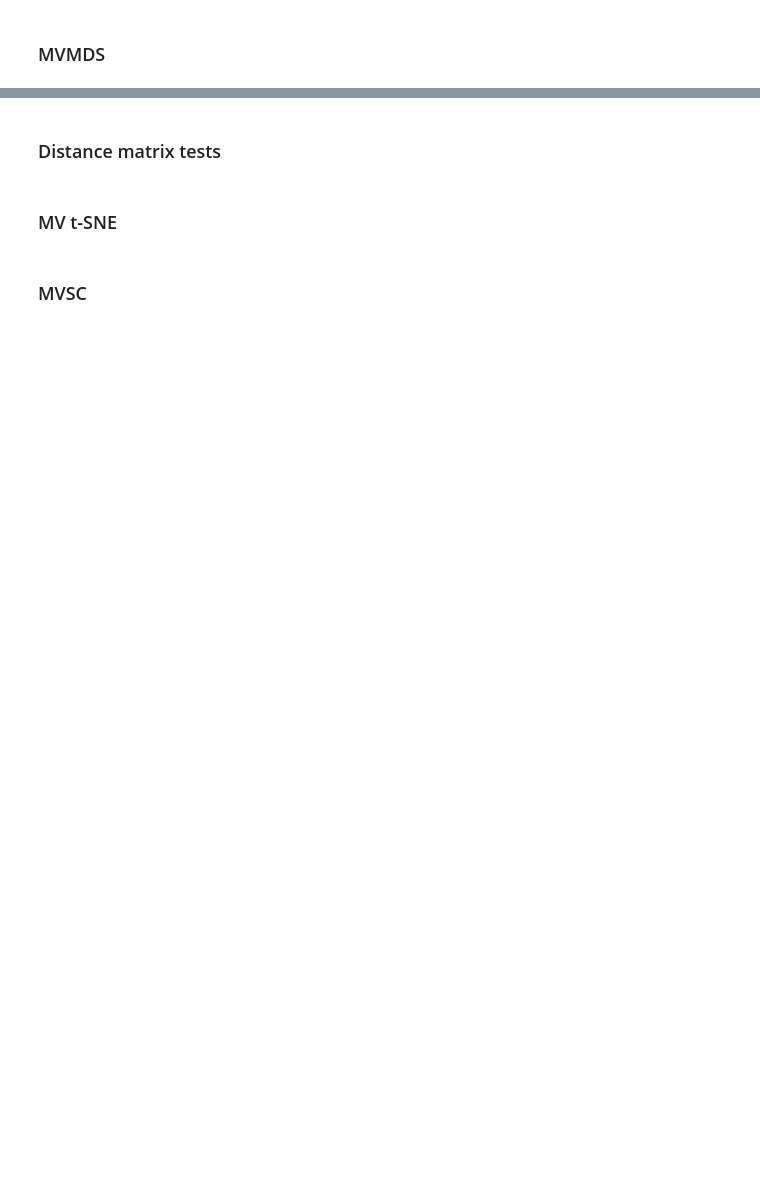
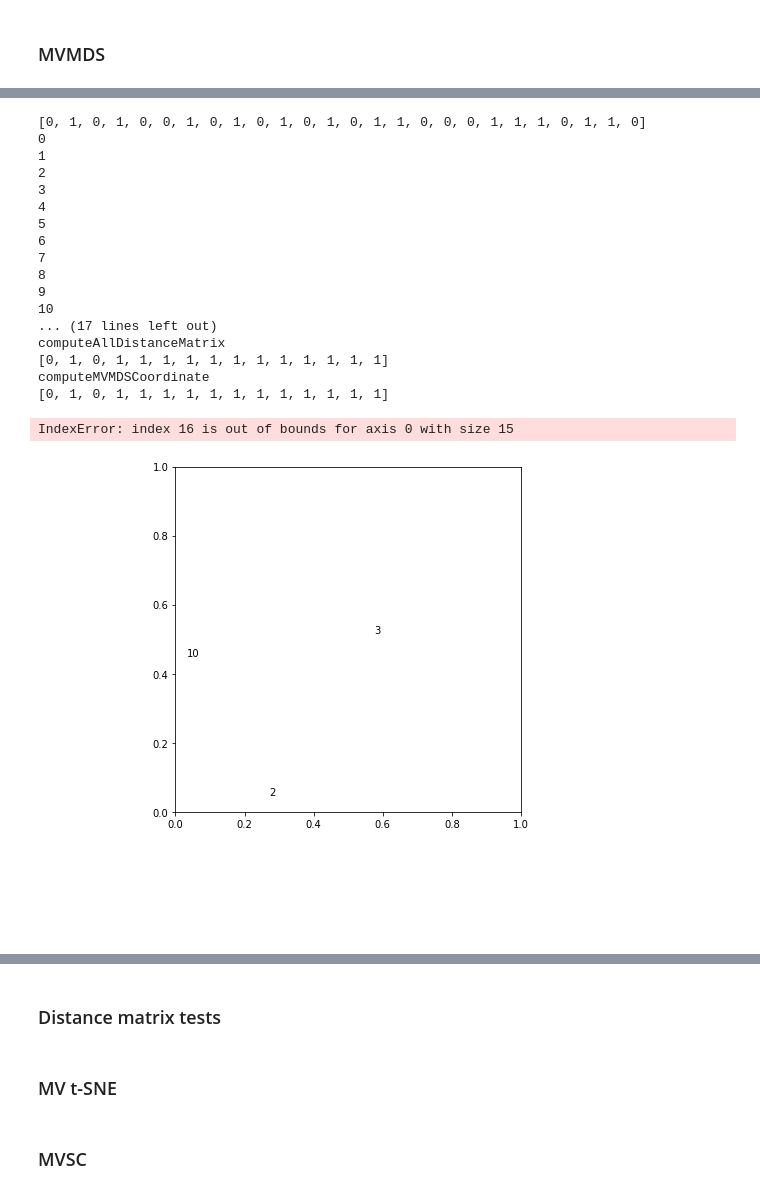
Before and after one commit to alexandremerasli/TFE, a Jupyter notebook: cluster_data.ipynb, the cells around one changed output, grey strips where cells are left out. Drawn from its saved outputs; the diff is of its cells as text; code cells hidden in the pictures; blank space fills up the shorter version.

```diff
--- a/cluster_data.ipynb
+++ b/cluster_data.ipynb
@@ -995,10 +1009,11 @@ def transformPoints(points,n_comp=2):
 # Show MDS scaling
 import matplotlib.patches as mpatches
 
-def plotPoints(points,projection=False,title='Ground truth',subjects=subjects):
+def plotPoints(points,projection=False,title='Ground truth',subjects=subjects,subjectsWithoutShift=subjectsWithoutShift):
+    subjects=np.arange(len(condition))
     NA = np.where(condition[subjects]==0)[0]
     SSA = np.where(condition[subjects]==1)[0]
-
+    #print(NA)
     if (points.shape[1] != 1):
         ax = plt.axes([1.2,0,1.2,1.2])
         ax.set_aspect(aspect='equal')
@@ -1006,7 +1021,7 @@ def plotPoints(points,projection=False,title='Ground truth',subjects=subjects):
             points = transformPoints(points)
 
         for i in range(len(points)):
-            ax.annotate(subjects[i],(points[i,0],points[i,1]),xytext=(points[i,0]+(np.max(points[:,0])-np.min(points[:,0]))/50,points[i,1]))
+            ax.annotate(subjectsWithoutShift[i],(points[i,0],points[i,1]),xytext=(points[i,0]+(np.max(points[:,0])-np.min(points[:,0]))/50,points[i,1]))
 
         plt.scatter(points[NA,0],points[NA,1],color='blue',s=145,label='NA')
         plt.scatter(points[SSA,0],points[SSA,1],color='red',s=145,label='SSA')
@@ -1826,0 +1556,51 @@ plotPoints(points)
+# %%
+from multiview.mvmds import mvmds
+def computeMVMDSCoordinate(dim=2,p=26,mat=['EEG','EDA','IBI','corrEEG','corrEDA','corrIBI']):
+
+    # Computing all distance matrices
+    condition = trueGroups(removeOutlier)
+    condition = list(condition)
+    distance_matrix_EEG, distance_matrix_EDA, distance_matrix_IBI, distance_matrix_corr_EEG, distance_matrix_corr_EDA, distance_matrix_corr_IBI = computeAllDistanceMatrix(condition,p,1.1,addCoef=0,keepDiag=False)
+    print("computeMVMDSCoordinate")
+    print(condition)
+    # Choosing which matrices to include into the multiview
+    multiviewMat = []
+    if ('EEG' in mat):
+        multiviewMat.append(distance_matrix_EEG)
+    if ('EDA' in mat):
+        multiviewMat.append(distance_matrix_EDA)
+    if ('IBI' in mat):
+        multiviewMat.append(distance_matrix_IBI)
+    if ('corrEEG' in mat):
+        multiviewMat.append(distance_matrix_corr_EEG)
+    if ('corrEDA' in mat):
+        multiviewMat.append(distance_matrix_corr_EDA)
+    if ('corrIBI' in mat):
+        multiviewMat.append(distance_matrix_corr_IBI)
+
+    # Computing multiview mapping
+    points = mvmds(multiviewMat,len(mat)*[True],dim)
+    return points
+
+points = computeMVMDSCoordinate(2,15+0*nbParticipants,mat=['EEG','IBI','EDA','corrEEG'])
+plotPoints(points,subjects=subjects,subjectsWithoutShift=subjectsWithoutShift)
+# %% [output]
+[0, 1, 0, 1, 0, 0, 1, 0, 1, 0, 1, 0, 1, 0, 1, 1, 0, 0, 0, 1, 1, 1, 0, 1, 1, 0]
+0
+1
+2
+3
+4
+5
+6
+7
+8
+9
+10
+... (17 lines left out)
+computeAllDistanceMatrix
+[0, 1, 0, 1, 1, 1, 1, 1, 1, 1, 1, 1, 1, 1, 1]
+computeMVMDSCoordinate
+[0, 1, 0, 1, 1, 1, 1, 1, 1, 1, 1, 1, 1, 1, 1]
+IndexError: index 16 is out of bounds for axis 0 with size 15
+[figure, added]
```
Also changed, not shown: parts of 76 cells of this notebook.
